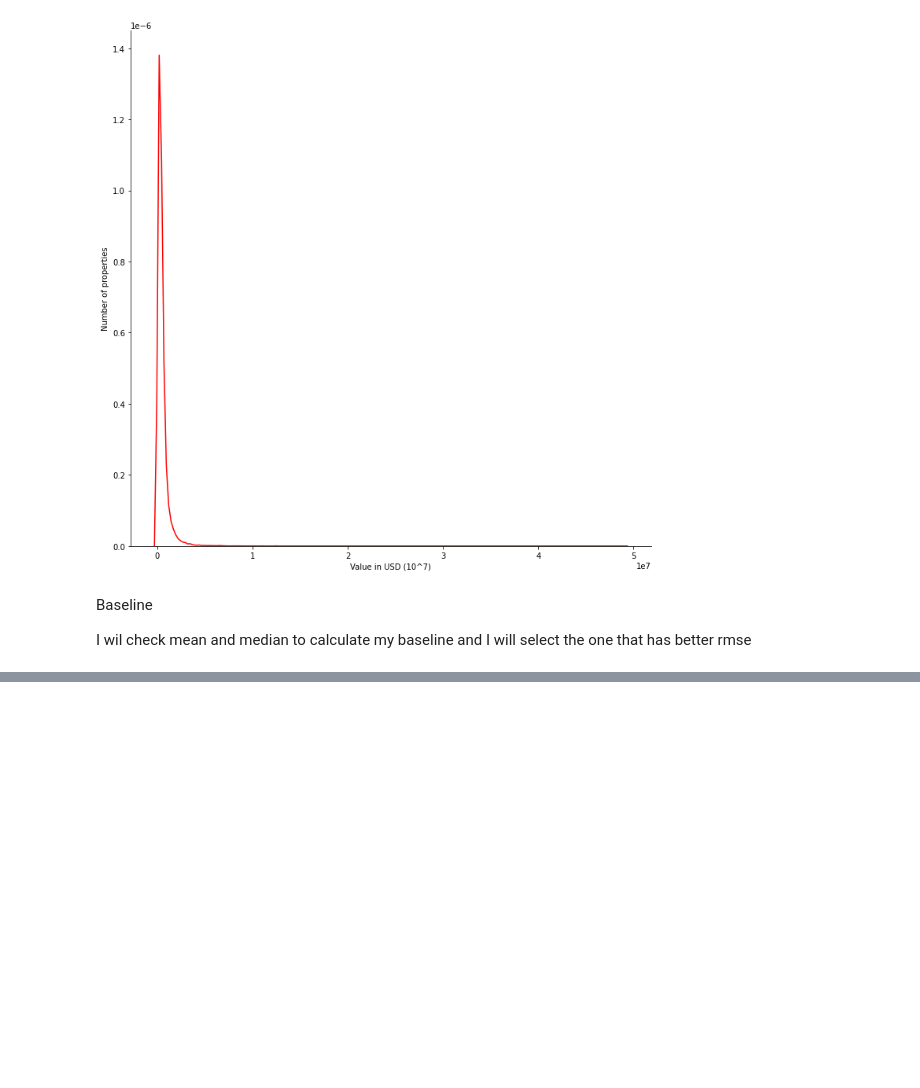
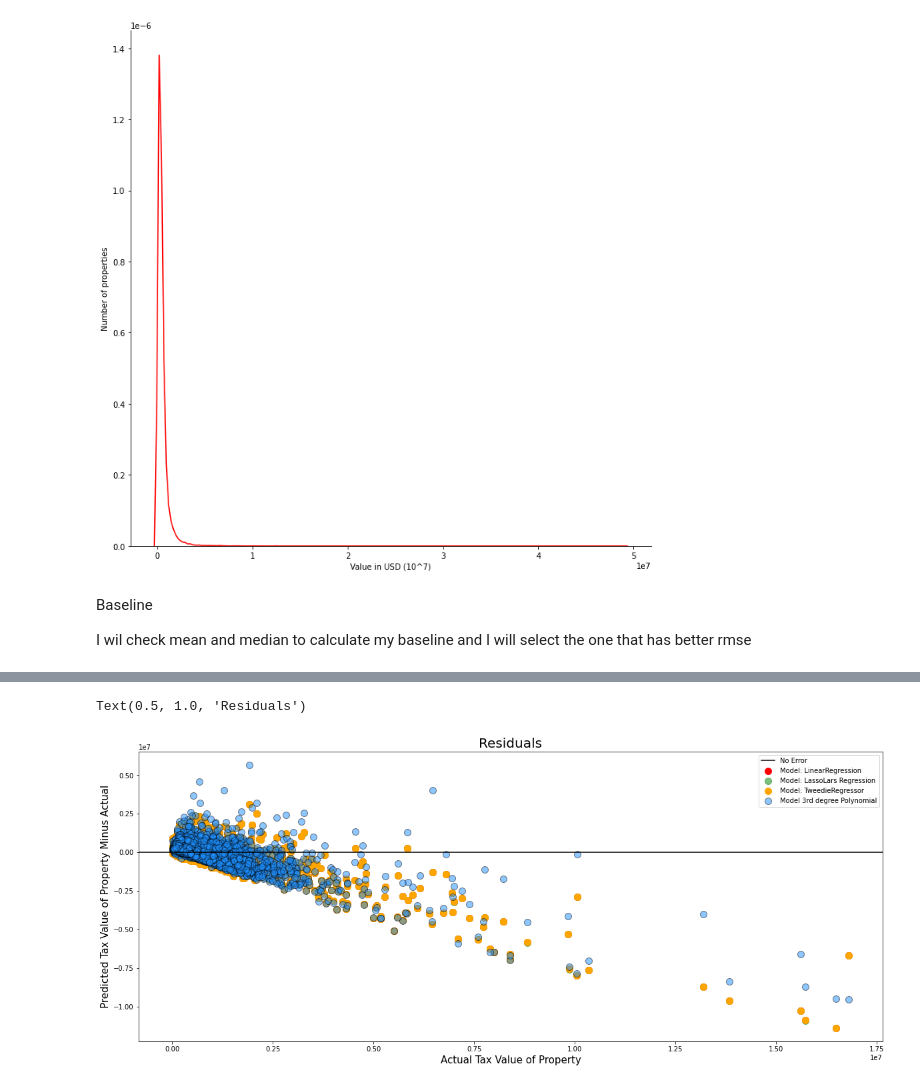
Before and after one commit to Olivert75/regression_project, a Jupyter notebook: Initial_workbook.ipynb, the cells around one changed output, grey strips where cells are left out. Saved outputs shown, nothing was run; the diff lists cells and outputs as text; code cells hidden in the pictures; blank space fills up the shorter version.

```diff
--- a/Initial_workbook.ipynb
+++ b/Initial_workbook.ipynb
@@ -307,11 +247,6 @@ plt.ylabel("Number of properties")
 plt.show()
 # %% [output]
 [figure]
-# %%
-#conver y_train y _ validate to df
-y_train = pd.DataFrame( {'actual': y_train})
-y_validate = pd.DataFrame( {'actual': y_validate})
-y_test = pd.DataFrame( {'actual': y_test})
 # %% [markdown]
 Baseline
 
@@ -629,0 +433,24 @@ plt.show()
+# %%
+#TweedieRegressor, I found using 0 power and 0 for alpha yielded the best results...
+#create model object
+glm = TweedieRegressor(power =0, alpha=0.00)
+
+#fit the model to our training data, specify column since it is a dataframe
+glm.fit(X_train_scaled[selected_features],y_train.tax_value)
+
+#predict train
+y_train['tax_value_pred_glm'] = glm.predict(X_train_scaled[selected_features])
+
+#evaluate the RMSE for train
+rmse_train = mean_squared_error(y_train.tax_value, y_train.tax_value_pred_glm)**(1/2)
+
+#predict validate
+y_validate['tax_value_pred_glm'] = glm.predict(X_validate_scaled[selected_features])
+
+#evaluate the RMSE for validate
+rmse_validate = mean_squared_error(y_validate.tax_value, y_validate.tax_value_pred_glm)**(1/2)
+
+print("RMSE for OLS using TweedieRegressor\nTraining/In-Sample: ",rmse_train,
+      "\nValidation/Out-of-Sample: ", rmse_validate)
+r2_score_glm = r2_score(y_validate.tax_value, y_validate.tax_value_pred_glm)
+print(f'The r^2 value for TweedieRegressor is {round(r2_score_glm,3)}')
@@ -629,0 +500,19 @@ plt.show()
+# %%
+plt.figure(figsize=(20,8))
+plt.axhline(label="No Error", color="black")
+plt.scatter(y_validate.tax_value, y_validate.tax_value_pred_lm-y_validate.tax_value,
+            alpha=1, color="red", s=100, label="Model: LinearRegression")
+plt.scatter(y_validate.tax_value, y_validate.tax_value_pred_lars-y_validate.tax_value,
+            alpha=.5, color="green", s=100, label="Model: LassoLars Regression")
+plt.scatter(y_validate.tax_value, y_validate.tax_value_pred_glm-y_validate.tax_value,
+            alpha=1, color="orange", s=100, label="Model: TweedieRegressor")
+plt.scatter(y_validate.tax_value, y_validate.tax_value_pred_lm3-y_validate.tax_value,
+            alpha=.5, color="dodgerblue", s=100, edgecolors='black', label="Model 3rd degree Polynomial")
+plt.legend()
+
+plt.xlabel("Actual Tax Value of Property", fontdict={'fontsize':15})
+plt.ylabel("Predicted Tax Value of Property Minus Actual", fontdict={'fontsize':15})
+plt.title("Residuals", fontdict={'fontsize': 20})
+# %% [output]
+Text(0.5, 1.0, 'Residuals')
+[figure, added]
```
Also changed, not shown: parts of 68 cells of this notebook.
